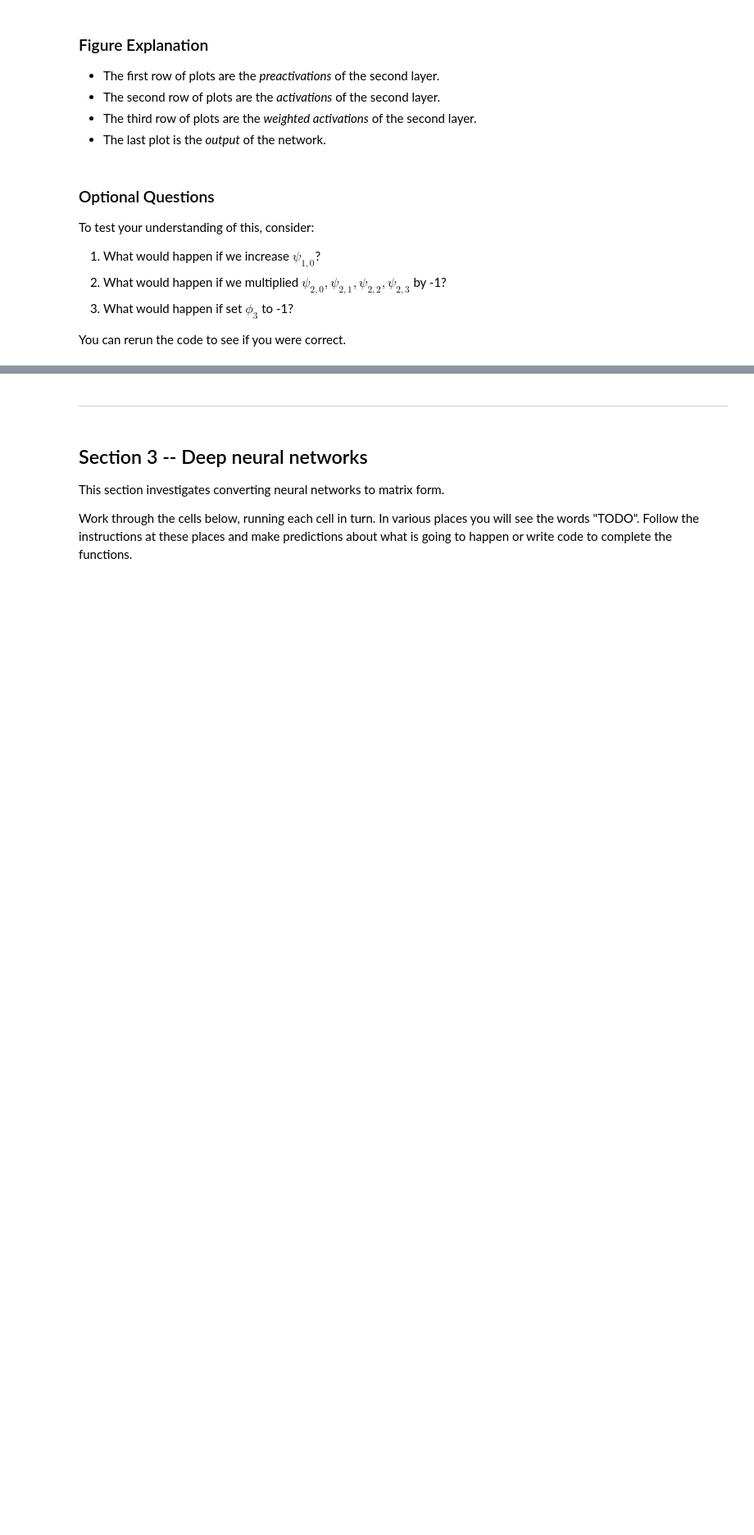
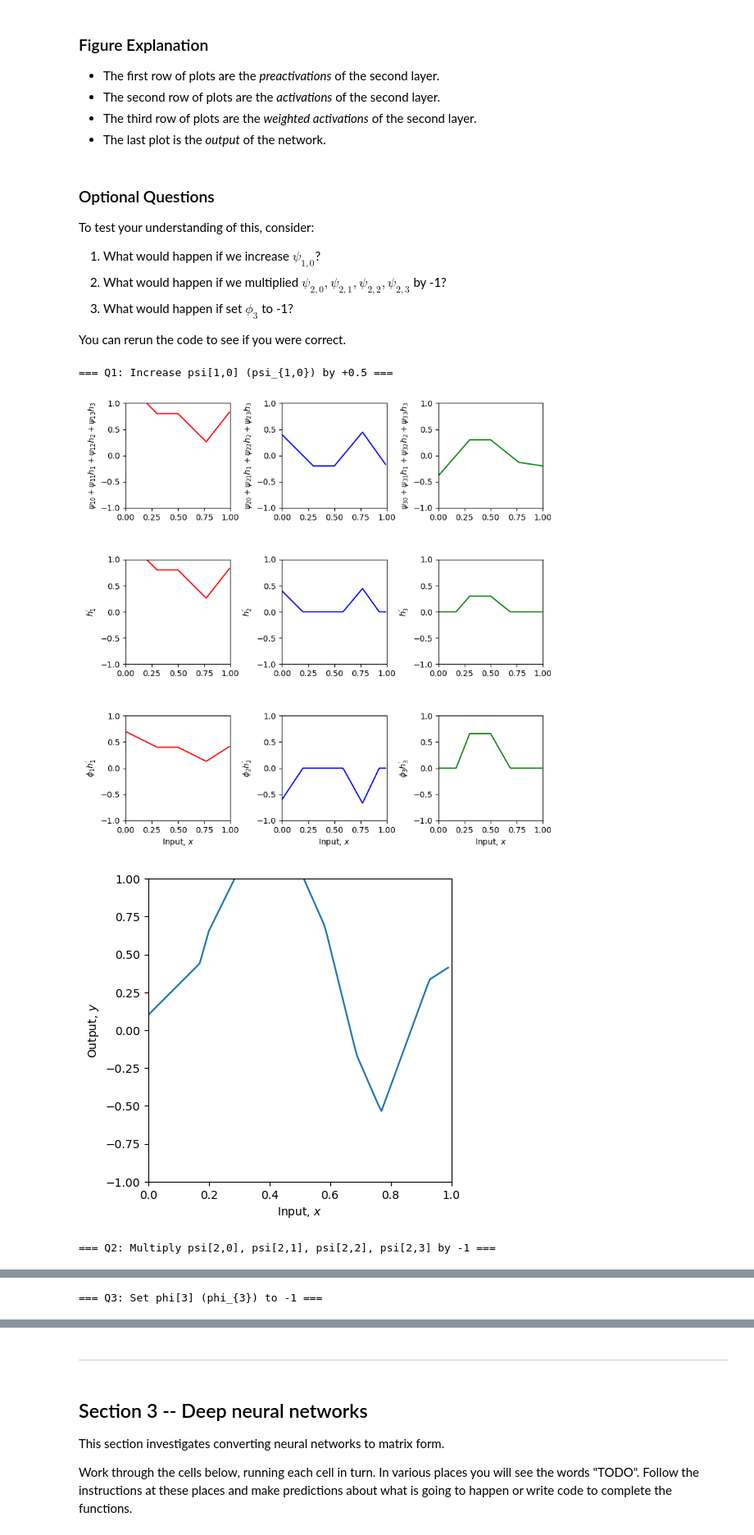
Before and after one commit to aaaaallentsai/DL-2026-Spring, a Jupyter notebook: hw/hw2/hw2_part2_deep_networks.ipynb, the cells around one changed output, grey strips where cells are left out. Shown at 82% size. Drawn from its saved outputs; the diff is of its cells as text; code cells hidden in the pictures; blank space fills up the shorter version.

```diff
--- a/hw/hw2/hw2_part2_deep_networks.ipynb
+++ b/hw/hw2/hw2_part2_deep_networks.ipynb
@@ -209,9 +233,9 @@ def shallow_1_1_3_3(x, activation_fn, phi, psi, theta):
 
   # ANSWER
   # Preactivations at layer 1 (terms in brackets in equation 4.7)
-  layer1_pre_1 = ...
-  layer1_pre_2 = ...
-  layer1_pre_3 = ...
+  layer1_pre_1 = theta[1,0] + theta[1,1] * x
+  layer1_pre_2 = theta[2,0] + theta[2,1] * x
+  layer1_pre_3 = theta[3,0] + theta[3,1] * x
 
   # Activation functions (rest of equation 4.7)
   h1 = activation_fn(layer1_pre_1)
@@ -219,9 +243,9 @@ def shallow_1_1_3_3(x, activation_fn, phi, psi, theta):
   h3 = activation_fn(layer1_pre_3)
 
   # Preactivations at layer 2 (terms in brackets in equation 4.8)
-  layer2_pre_1 = ...
-  layer2_pre_2 = ...
-  layer2_pre_3 = ...
+  layer2_pre_1 = psi[1,0] + psi[1,1] * h1 + psi[1,2] * h2 + psi[1,3] * h3
+  layer2_pre_2 = psi[2,0] + psi[2,1] * h1 + psi[2,2] * h2 + psi[2,3] * h3
+  layer2_pre_3 = psi[3,0] + psi[3,1] * h1 + psi[3,2] * h2 + psi[3,3] * h3
 
   # Activation functions (rest of equation 4.8)
   h1_prime = activation_fn(layer2_pre_1)
@@ -229,12 +253,12 @@ def shallow_1_1_3_3(x, activation_fn, phi, psi, theta):
   h3_prime = activation_fn(layer2_pre_3)
 
   # Weighted outputs by phi (three last terms of equation 4.9)
-  phi1_h1_prime = ...
-  phi2_h2_prime = ...
-  phi3_h3_prime = ...
+  phi1_h1_prime = phi[1] * h1_prime
+  phi2_h2_prime = phi[2] * h2_prime
+  phi3_h3_prime = phi[3] * h3_prime
 
   # Combine weighted activations and add y offset (bias) (summing terms of equation 4.9)
-  y = ...
+  y = phi[0] + phi1_h1_prime + phi2_h2_prime + phi3_h3_prime
 
   # Return everything we have calculated
   return y, layer2_pre_1, layer2_pre_2, layer2_pre_3, h1_prime, h2_prime, h3_prime, phi1_h1_prime, phi2_h2_prime, phi3_h3_prime
@@ -315,3 +342,44 @@ To test your understanding of this, consider:
 3. What would happen if set $\phi_{3}$ to -1?
 
 You can rerun the code to see if you were correct.
+# %%
+theta0 = theta.copy()
+psi0   = psi.copy()
+phi0   = phi.copy()
+
+# function for above three questions
+def run_all(tag, x, phi, psi, theta):
+    y, layer2_pre_1, layer2_pre_2, layer2_pre_3, h1_prime, h2_prime, h3_prime, phi1_h1_prime, phi2_h2_prime, phi3_h3_prime \
+        = shallow_1_1_3_3(x, ReLU, phi, psi, theta)
+
+    print(f"\n=== {tag} ===")
+    plot_neural_two_layers(x, y, layer2_pre_1, layer2_pre_2, layer2_pre_3, h1_prime, h2_prime, h3_prime, phi1_h1_prime, phi2_h2_prime, phi3_h3_prime)
+
+# Optional 1: Increase ψ_{1,0}
+theta = theta0.copy()
+psi   = psi0.copy()
+phi   = phi0.copy()
+psi[1,0] += 0.5           # <--- change this amount if you want stronger/weaker effect
+run_all("Q1: Increase psi[1,0] (psi_{1,0}) by +0.5", x, phi, psi, theta)
+
+# Optional 2: Multiply ψ_{2,0}, ψ_{2,1}, ψ_{2,2}, ψ_{2,3} by -1
+theta = theta0.copy()
+psi   = psi0.copy()
+phi   = phi0.copy()
+psi[2,0] *= -1
+psi[2,1] *= -1
+psi[2,2] *= -1
+psi[2,3] *= -1           # <--- change this amount if you want stronger/weaker effect
+run_all("Q2: Multiply psi[2,0], psi[2,1], psi[2,2], psi[2,3] by -1", x, phi, psi, theta)
+
+# Optional 3: Set ϕ_{3} to -1
+theta = theta0.copy()
+psi   = psi0.copy()
+phi   = phi0.copy()
+phi[3] = -1.0            # <--- change this amount if you want stronger/weaker effect
+run_all("Q3: Set phi[3] (phi_{3}) to -1", x, phi, psi, theta)
+# %% [output]
+=== Q1: Increase psi[1,0] (psi_{1,0}) by +0.5 ===
+[figure, added]
+[figure, added]
+=== Q2: Multiply psi[2,0], psi[2,1], psi[2,2], psi[2,3] by -1 ===
@@ -317,0 +388 @@ You can rerun the code to see if you were correct.
+=== Q3: Set phi[3] (phi_{3}) to -1 ===
```
Also changed, not shown: parts of 17 cells of this notebook, 3 other files.
